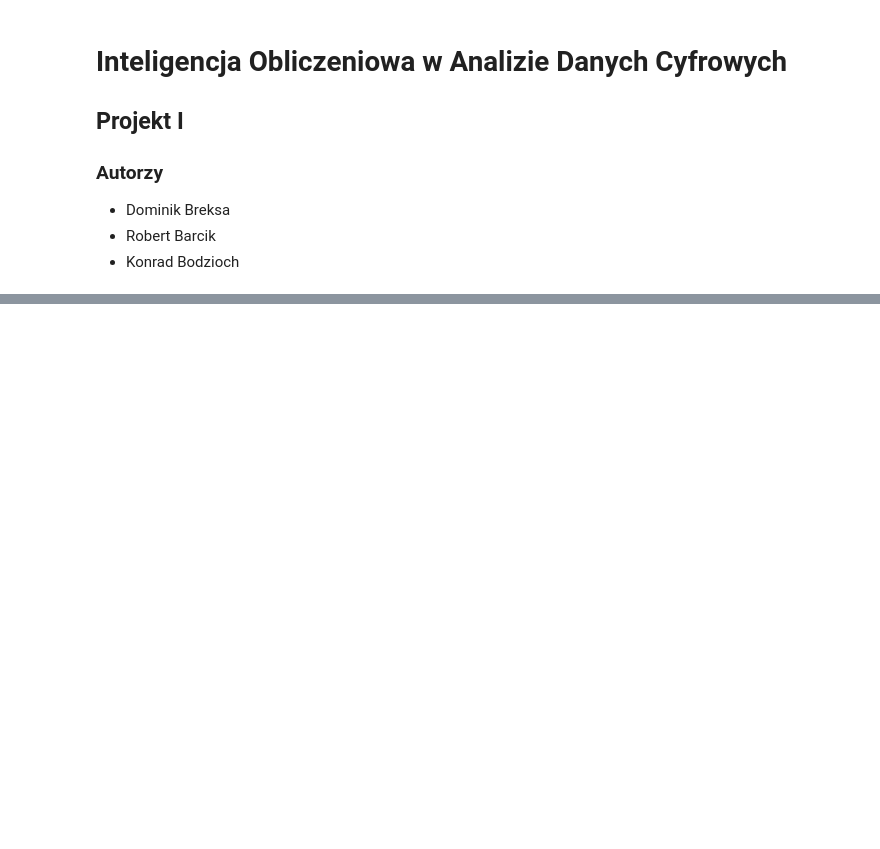
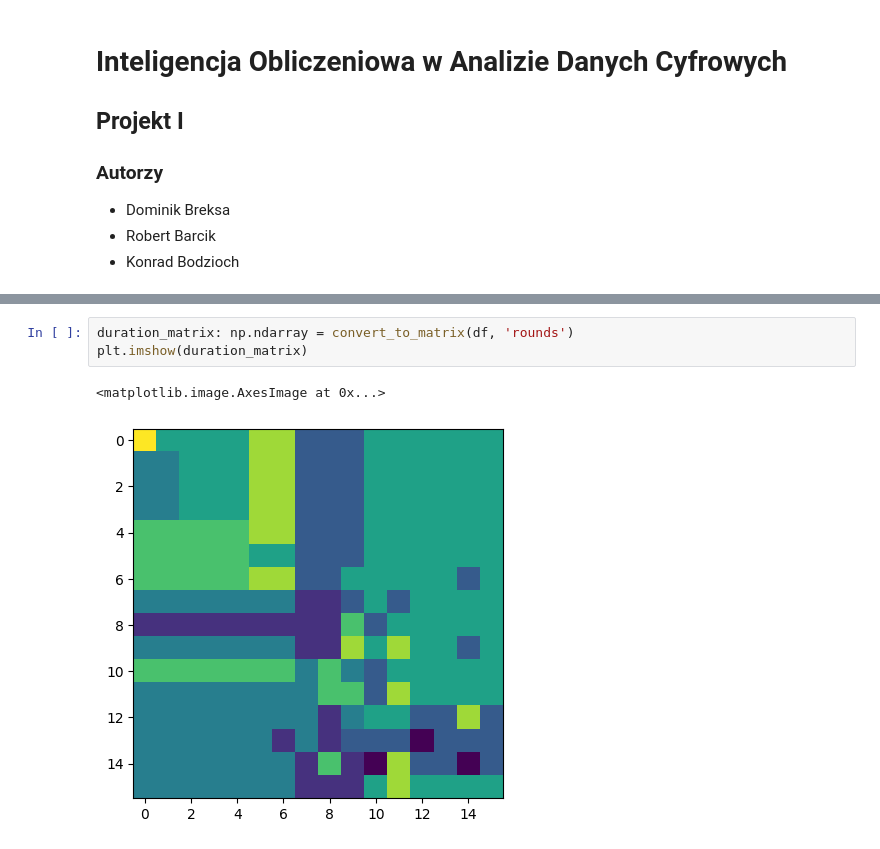
Before and after one commit to ForNeus57/ioadc, a Jupyter notebook: zadania/1/main.ipynb, the cells around one changed output, grey strips where cells are left out. Saved outputs shown, nothing was run; the diff lists cells and outputs as text; blank space fills up the shorter version.

```diff
--- a/zadania/1/main.ipynb
+++ b/zadania/1/main.ipynb
@@ -121,0 +232,6 @@ print("player %d wins" % game.current_player)
+# %%
+duration_matrix: np.ndarray = convert_to_matrix(df, 'rounds')
+plt.imshow(duration_matrix)
+# %% [output]
+<matplotlib.image.AxesImage at 0x...>
+[figure, added]
```
Also changed, not shown: parts of 16 cells of this notebook.
